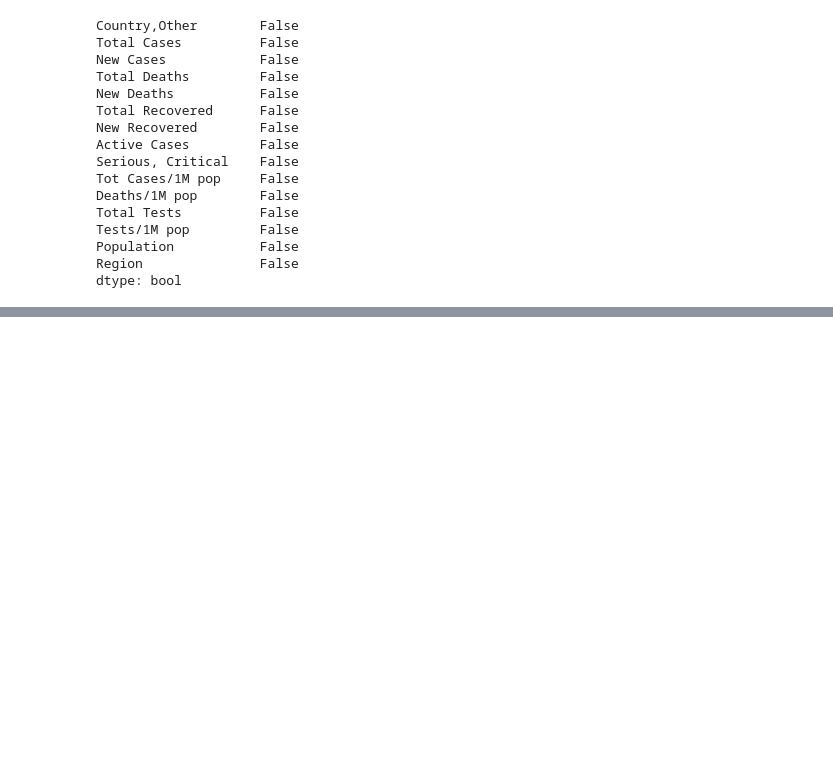
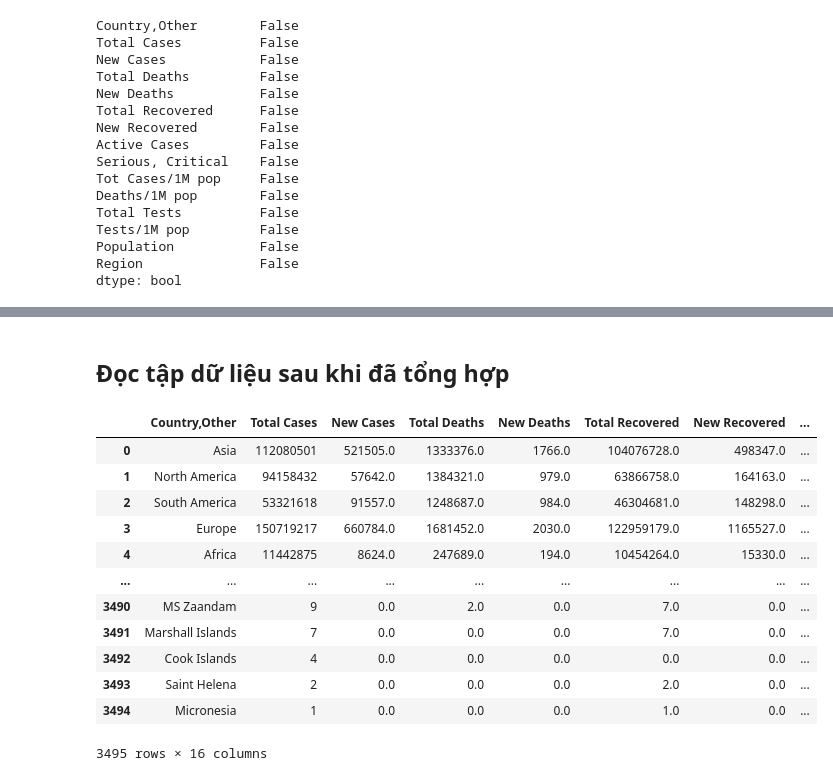
Before and after one commit to cttho/cttho-education-projects, a Jupyter notebook: Worldometer-COVID19/Lab01.ipynb, the cells around one changed output, grey strips where cells are left out. Cells and saved outputs as stored; diff of their text form; code cells hidden in the pictures; blank space fills up the shorter version.

```diff
--- a/Worldometer-COVID19/Lab01.ipynb
+++ b/Worldometer-COVID19/Lab01.ipynb
@@ -355,0 +471,19 @@ dtype: bool
+# %% [markdown]
+## Đọc tập dữ liệu sau khi đã tổng hợp
+# %%
+df = pd.read_csv(datapath+'dataset.csv')
+df
+# %% [output]
+|  | Country,Other | Total Cases | New Cases | Total Deaths | New Deaths | Total Recovered | New Recovered | ... |
+| 0 | Asia | 112080501 | 521505.0 | 1333376.0 | 1766.0 | 104076728.0 | 498347.0 | ... |
+| 1 | North America | 94158432 | 57642.0 | 1384321.0 | 979.0 | 63866758.0 | 164163.0 | ... |
+| 2 | South America | 53321618 | 91557.0 | 1248687.0 | 984.0 | 46304681.0 | 148298.0 | ... |
+| 3 | Europe | 150719217 | 660784.0 | 1681452.0 | 2030.0 | 122959179.0 | 1165527.0 | ... |
+| 4 | Africa | 11442875 | 8624.0 | 247689.0 | 194.0 | 10454264.0 | 15330.0 | ... |
+| ... | ... | ... | ... | ... | ... | ... | ... | ... |
+| 3490 | MS Zaandam | 9 | 0.0 | 2.0 | 0.0 | 7.0 | 0.0 | ... |
+| 3491 | Marshall Islands | 7 | 0.0 | 0.0 | 0.0 | 7.0 | 0.0 | ... |
+| 3492 | Cook Islands | 4 | 0.0 | 0.0 | 0.0 | 0.0 | 0.0 | ... |
+| 3493 | Saint Helena | 2 | 0.0 | 0.0 | 0.0 | 2.0 | 0.0 | ... |
+| 3494 | Micronesia | 1 | 0.0 | 0.0 | 0.0 | 1.0 | 0.0 | ... |
+3495 rows × 16 columns
```
Also changed, not shown: parts of 8 cells of this notebook, 31 other files.
